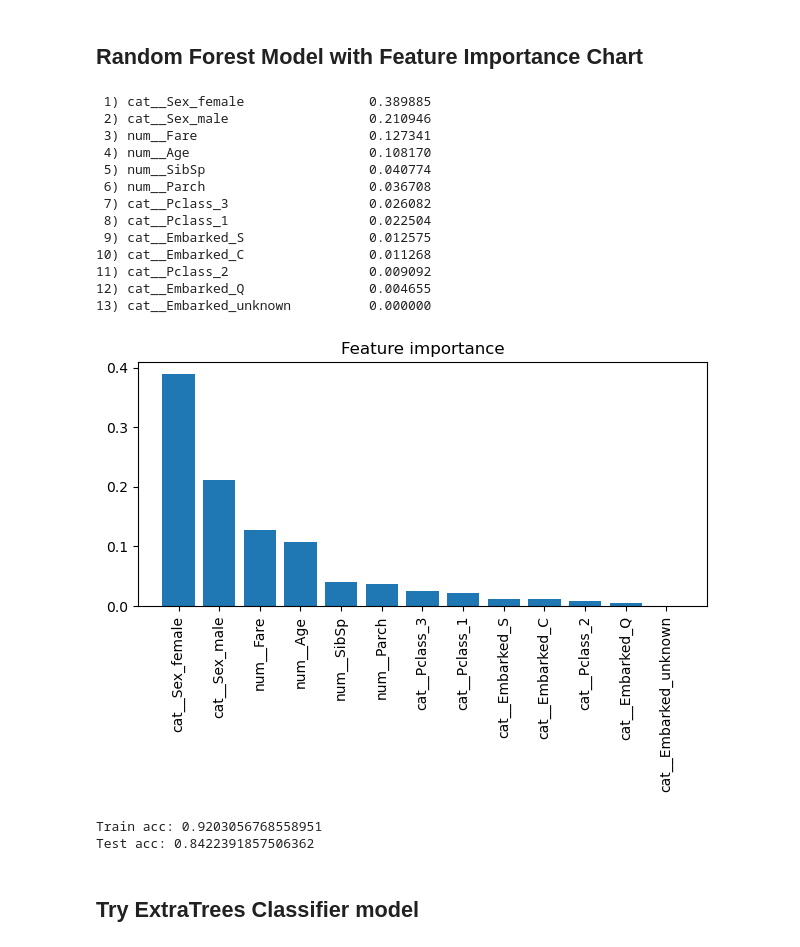
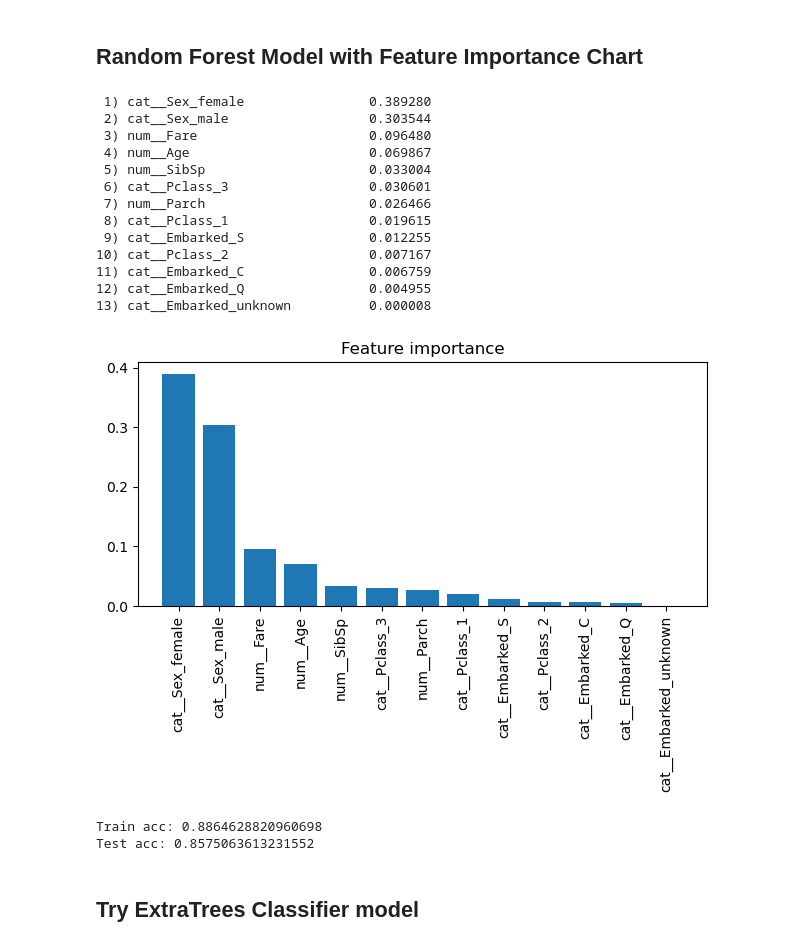
Before and after one commit to ChadUSF/DSDP, a Jupyter notebook: Titanic/Titanic.ipynb, the cells around one changed output. Saved outputs shown, nothing was run; the diff lists cells and outputs as text; code cells hidden in the pictures.

```diff
--- a/Titanic/Titanic.ipynb
+++ b/Titanic/Titanic.ipynb
@@ -323,48 +323,48 @@ train_x2 = pd.DataFrame(train_x, columns=preprocessor.get_feature_names_out())
 # %%
 from sklearn.ensemble import RandomForestClassifier
 import matplotlib.pyplot as plt
 
 feat_labels = train_x2.columns
 
-rnd_clf = RandomForestClassifier(n_estimators=50, max_depth=8, min_samples_split=2, n_jobs=-1)
+rnd_clf = RandomForestClassifier(n_estimators=73, max_depth=6, min_samples_split=3, n_jobs=-1)
 
 rnd_clf.fit(train_x2, train_y)
 
 importances = rnd_clf.feature_importances_
 
 indices = np.argsort(importances)[::-1]
 
 for f in range(train_x2.shape[1]):
     print("%2d) %-*s %f" % (f + 1, 30,
                             feat_labels[indices[f]],
                             importances[indices[f]]))
 
 plt.title('Feature importance')
 plt.bar(range(train_x2.shape[1]),
         importances[indices],
         align='center')
 
 plt.xticks(range(train_x2.shape[1]),
            feat_labels[indices], rotation=90)
 plt.xlim([-1, train_x2.shape[1]])
 plt.tight_layout()
 # plt.savefig('figures/04_10.png', dpi=300)
 plt.show()
 # %% [output]
- 1) cat__Sex_female                0.389885
- 2) cat__Sex_male                  0.210946
- 3) num__Fare                      0.127341
- 4) num__Age                       0.108170
- 5) num__SibSp                     0.040774
- 6) num__Parch                     0.036708
- 7) cat__Pclass_3                  0.026082
- 8) cat__Pclass_1                  0.022504
- 9) cat__Embarked_S                0.012575
-10) cat__Embarked_C                0.011268
-11) cat__Pclass_2                  0.009092
-12) cat__Embarked_Q                0.004655
-13) cat__Embarked_unknown          0.000000
+ 1) cat__Sex_female                0.389280
+ 2) cat__Sex_male                  0.303544
+ 3) num__Fare                      0.096480
+ 4) num__Age                       0.069867
+ 5) num__SibSp                     0.033004
+ 6) cat__Pclass_3                  0.030601
+ 7) num__Parch                     0.026466
+ 8) cat__Pclass_1                  0.019615
+ 9) cat__Embarked_S                0.012255
+10) cat__Pclass_2                  0.007167
+11) cat__Embarked_C                0.006759
+12) cat__Embarked_Q                0.004955
+13) cat__Embarked_unknown          0.000008
-[figure, old version]
+[figure, new version]
 # %%
 train_y_pred = rnd_clf.predict(train_x)
 train_acc = accuracy_score(train_y, train_y_pred)
@@ -374,8 +374,8 @@ test_y_pred = rnd_clf.predict(test_x)
 test_acc = accuracy_score(test_y, test_y_pred)
 print('Test acc: {}' .format(test_acc))
 # %% [output]
-Train acc: 0.9203056768558951
-Test acc: 0.8422391857506362
+Train acc: 0.8864628820960698
+Test acc: 0.8575063613231552
 # %% [markdown]
 ## Try ExtraTrees Classifier model
 # %%
```
Also changed, not shown: parts of 30 cells of this notebook.
